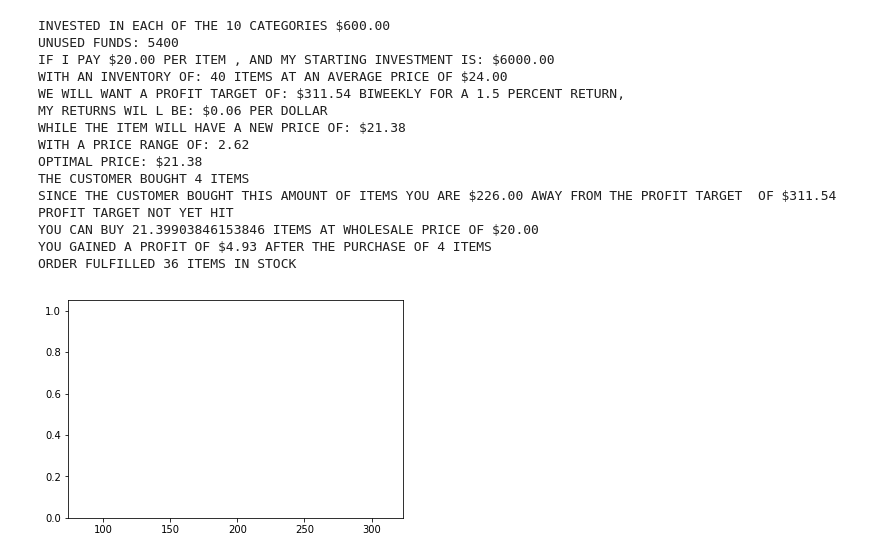
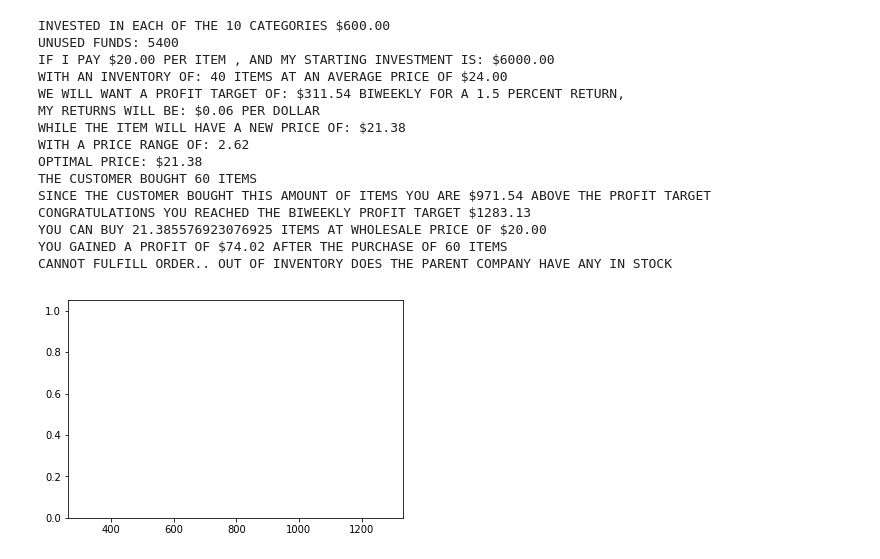
Before and after one commit to gamma-ai/shopify_AI, a Jupyter notebook: shopifai_agent.ipynb, the cells around one changed output. Saved outputs shown, nothing was run; the diff lists cells and outputs as text; code cells hidden in the pictures.

```diff
--- a/shopifai_agent.ipynb
+++ b/shopifai_agent.ipynb
@@ -197,48 +198,50 @@ def optimize_price(initial_investment,per_category_investment,inventory,i_pay,me
         can_buy = (customer_buys + returns)/cus_buys
         print('YOU CAN BUY {} ITEMS AT WHOLESALE PRICE OF ${:.2f}'.format(can_buy,i_pay))
         print('YOU GAINED A PROFIT OF ${:.2f} AFTER THE PURCHASE OF {} ITEMS'.format(customer_buys*returns,cus_buys))
-        if amount_in_stock == 0:
+        if amount_in_stock == company_backorder:
             print('CANNOT FULFILL ORDER , OUT OF STOCK BY {} AMOUNT'.format(amount_in_stock))
         if amount_in_stock == back_order:
             print('CANNOT ORDER THE COMPANY HAS BACK-ORDERS OF {} ITEMS IN STOCK FOR THIS ITEM'.format(back_order))
+        if amount_in_stock <= inventory:
+            print('CANNOT FULFILL ORDER.. OUT OF INVENTORY DOES THE PARENT COMPANY HAVE ANY IN STOCK')
         else:
             print('ORDER FULFILLED {} ITEMS IN STOCK'.format(amount_in_stock))
         plt.hist(profit_target)
 #     plt.scatter(customer_buys,optimal_price,price_range,new_price)
         plt.hist(customer_buys)
     elif customer_buys <= profit_target:
         print('THE CUSTOMER BOUGHT {} ITEMS'.format(cus_buys))
         print('SINCE THE CUSTOMER BOUGHT THIS AMOUNT OF ITEMS YOU ARE ${:.2f} AWAY FROM THE PROFIT TARGET  OF ${:.2f}'.format(profit_target-customer_buys,profit_target))
         print('PROFIT TARGET NOT YET HIT')
         can_buy =(customer_buys +returns)/cus_buys
         print('YOU CAN BUY {} ITEMS AT WHOLESALE PRICE OF ${:.2f}'.format(can_buy,i_pay))
         print('YOU GAINED A PROFIT OF ${:.2f} AFTER THE PURCHASE OF {} ITEMS'.format(customer_buys*returns,cus_buys))
         if amount_in_stock == 0:
             print('CANNOT FULFILL ORDER , OUT OF STOCK BY {} AMOUNT'.format(amount_in_stock))
         else:
             print('ORDER FULFILLED {} ITEMS IN STOCK'.format(amount_in_stock))
         if amount_in_stock <=13:
             print('ITEMS HAVE A DISCOUNTED PRICE OF ${:.2f}'.format(-price_range-2))
         plt.hist(profit_target)
 #     plt.scatter(customer_buys,optimal_price,price_range,new_price)
         plt.hist(customer_buys)
 
     return #i_pay,mean,current_spend,profit_target,returns,new_price
-optimize_price(6000,600,40,20,24,4)
+optimize_price(6000,600,40,20,24,60)
 # %% [output]
 INVESTED IN EACH OF THE 10 CATEGORIES $600.00
 UNUSED FUNDS: 5400
 IF I PAY $20.00 PER ITEM , AND MY STARTING INVESTMENT IS: $6000.00
 WITH AN INVENTORY OF: 40 ITEMS AT AN AVERAGE PRICE OF $24.00
 WE WILL WANT A PROFIT TARGET OF: $311.54 BIWEEKLY FOR A 1.5 PERCENT RETURN,
-MY RETURNS WIL L BE: $0.06 PER DOLLAR
+MY RETURNS WILL BE: $0.06 PER DOLLAR
 WHILE THE ITEM WILL HAVE A NEW PRICE OF: $21.38
 WITH A PRICE RANGE OF: 2.62
 OPTIMAL PRICE: $21.38
-THE CUSTOMER BOUGHT 4 ITEMS
-SINCE THE CUSTOMER BOUGHT THIS AMOUNT OF ITEMS YOU ARE $226.00 AWAY FROM THE PROFIT TARGET  OF $311.54
-PROFIT TARGET NOT YET HIT
-YOU CAN BUY 21.39903846153846 ITEMS AT WHOLESALE PRICE OF $20.00
-YOU GAINED A PROFIT OF $4.93 AFTER THE PURCHASE OF 4 ITEMS
-ORDER FULFILLED 36 ITEMS IN STOCK
+THE CUSTOMER BOUGHT 60 ITEMS
+SINCE THE CUSTOMER BOUGHT THIS AMOUNT OF ITEMS YOU ARE $971.54 ABOVE THE PROFIT TARGET
+CONGRATULATIONS YOU REACHED THE BIWEEKLY PROFIT TARGET $1283.13
+YOU CAN BUY 21.385576923076925 ITEMS AT WHOLESALE PRICE OF $20.00
+YOU GAINED A PROFIT OF $74.02 AFTER THE PURCHASE OF 60 ITEMS
+CANNOT FULFILL ORDER.. OUT OF INVENTORY DOES THE PARENT COMPANY HAVE ANY IN STOCK
-[figure, old version]
+[figure, new version]
```
Also changed, not shown: parts of 10 cells of this notebook.
